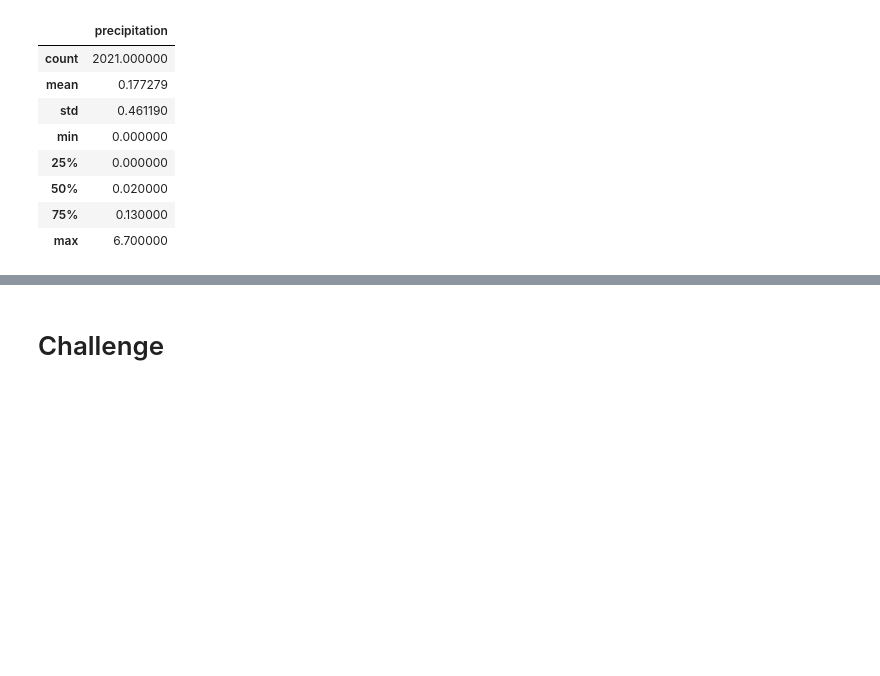
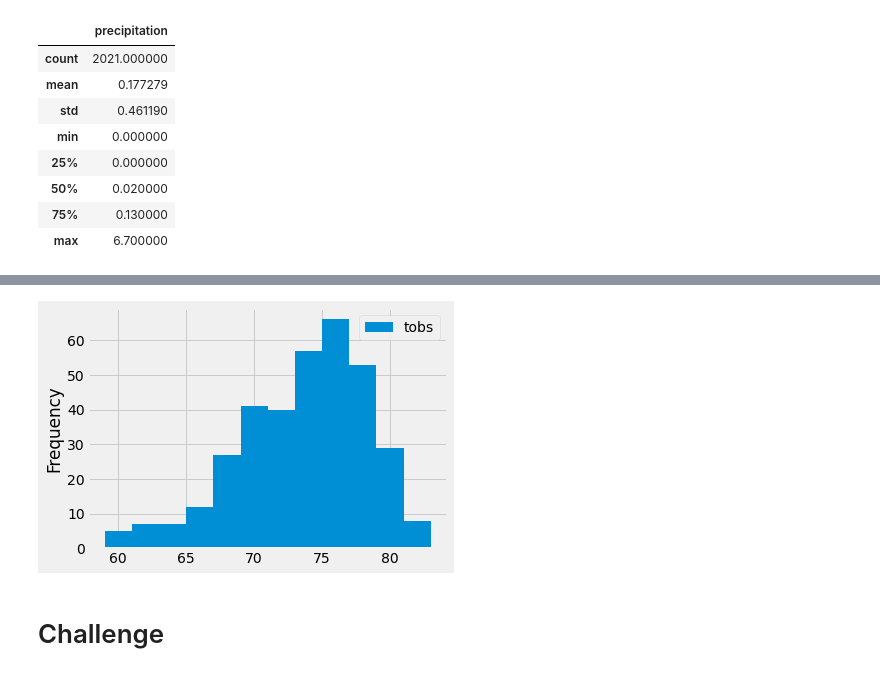
Before and after one commit to pnorman411/surfs_up, a Jupyter notebook: climate_analysis.ipynb, the cells around one changed output, grey strips where cells are left out. Cells and saved outputs as stored; diff of their text form; code cells hidden in the pictures; blank space fills up the shorter version.

```diff
--- a/climate_analysis.ipynb
+++ b/climate_analysis.ipynb
@@ -81,3 +100,8 @@ df.describe()
 # %%
 # Choose the station with the highest number of temperature observations.
 # Query the last 12 months of temperature observation data for this station and plot the results as a histogram
+session.query(Measurement.tobs)
+results = session.query(Measurement.tobs).\
+filter(Measurement.station == 'USC00519281').\
+filter(Measurement.date >= prev_year).all()
+print(results)
@@ -84,3 +110,5 @@ df.describe()
 # %%
 # Write a function called `calc_temps` that will accept start date and end date in the format '%Y-%m-%d'
 # and return the minimum, average, and maximum temperatures for that range of dates
+df = pd.DataFrame(results, columns=['tobs'])
+print(df)
@@ -87,2 +130,8 @@ df.describe()
+# %%
+# organize temperature observations in bins and plot in a histogram
+df.plot.hist(bins=12)
+plt.tight_layout()
+# %% [output]
+[figure, added]
 # %% [markdown]
 # Challenge
```
Also changed, not shown: parts of 5 cells of this notebook.
